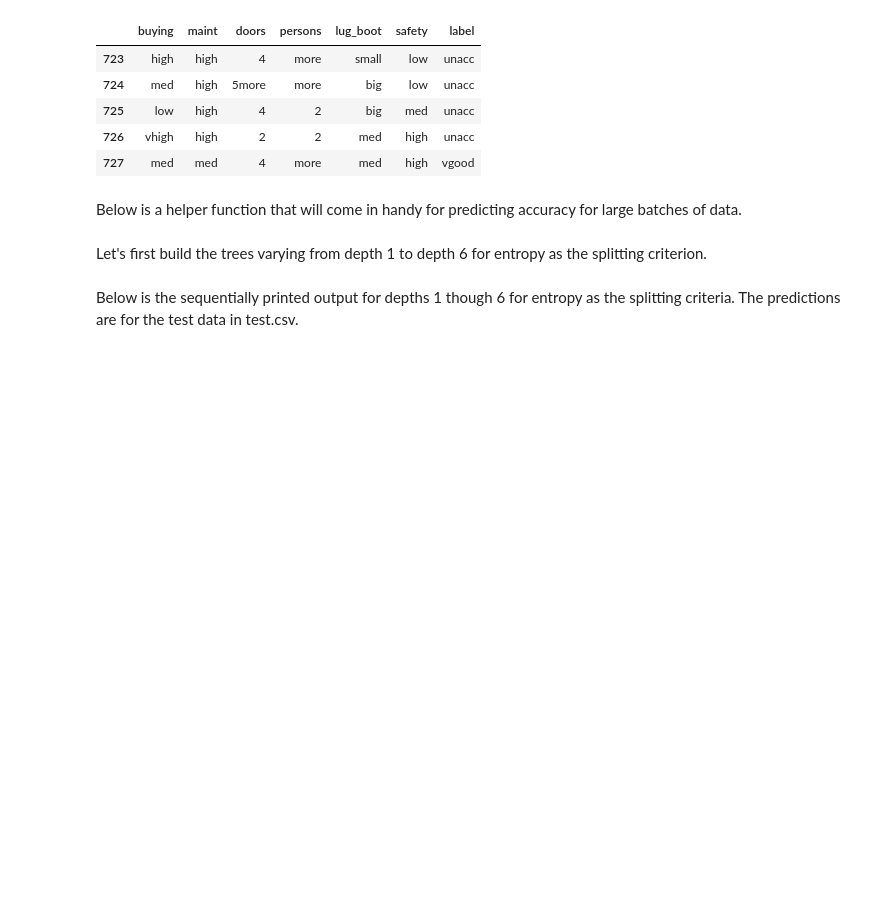
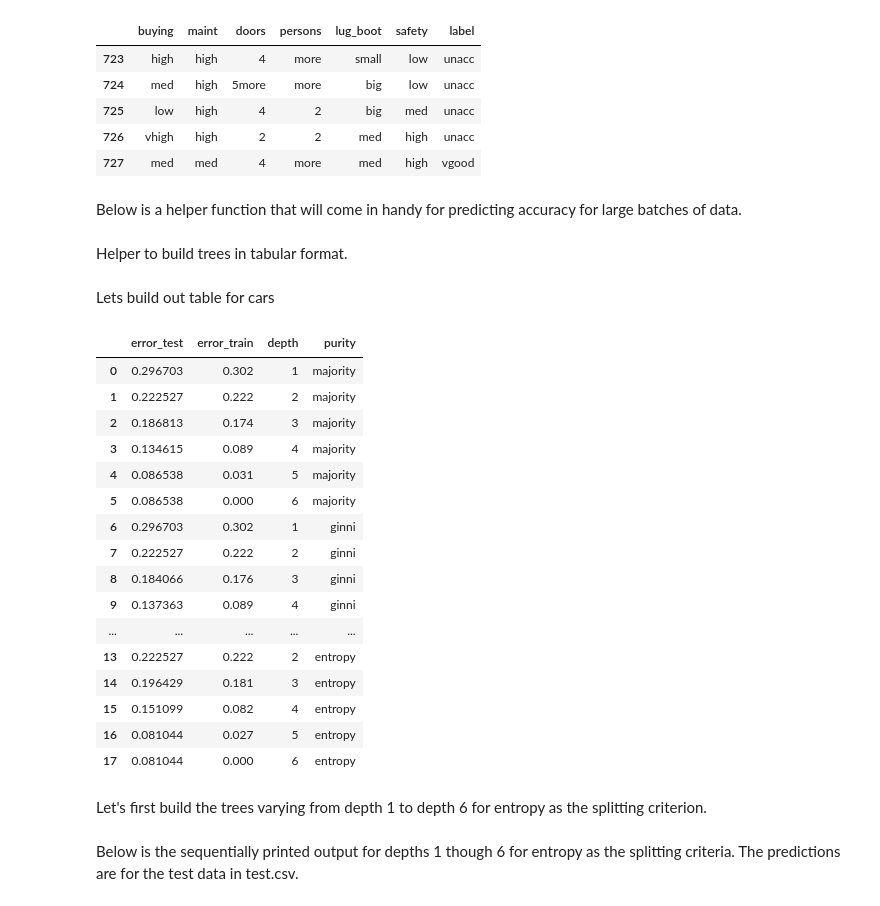
Before and after one commit to TheDivster/DS4350, a Jupyter notebook: DecisionTreePackage/Homework 1.ipynb, the cells around one changed output. Drawn from its saved outputs; the diff is of its cells as text; code cells hidden in the pictures; blank space fills up the shorter version.

```diff
--- a/DecisionTreePackage/Homework 1.ipynb
+++ b/DecisionTreePackage/Homework 1.ipynb
@@ -38,6 +38,56 @@ def predict_dataframe(model: DecisionTree, test_data: pd.DataFrame, label: str)
         if model.predict(test_data, j) == test_data[label].iloc[j]:
             accuracy_count += 1
     return accuracy_count / test_data.shape[0]
+# %% [markdown]
+Helper to build trees in tabular format.
+# %%
+def build_trees(depth: int, train: pd.DataFrame, test: pd.DataFrame, label: str) -> pd.DataFrame:
+    output_df: pd.DataFrame = pd.DataFrame(columns=["error_test", "error_train", "depth", "purity"])
+    for i in range (depth, 0, - 1):
+        tree: DecisionTree = DecisionTree(train)
+        tree.build(attributes=set(train.columns) - {label}, label="label", splitting_criteria=tree.entropy, set_depth=i)
+        output_df.loc[-1] = [1 - predict_dataframe(tree, test, label), 1 - predict_dataframe(tree, train, label), i,
+                            "entropy"]
+        output_df.index = output_df.index + 1  # shifting index
+        output_df = output_df.sort_index()
+
+    for i in range (depth, 0, - 1):
+        tree: DecisionTree = DecisionTree(car_train)
+        tree.build(attributes=set(car_train.columns) - {"label"}, label="label", splitting_criteria=tree.ginni_index, set_depth=i)
+        output_df.loc[-1] = [1 - predict_dataframe(tree, test, label), 1 - predict_dataframe(tree, train, label), i,
+                            "ginni"]
+        output_df.index = output_df.index + 1  # shifting index
+        output_df = output_df.sort_index()
+    for i in range (depth, 0, - 1):
+        tree: DecisionTree = DecisionTree(car_train)
+        tree.build(attributes=set(car_train.columns) - {"label"}, label="label", splitting_criteria=tree.majority_error, set_depth=i)
+        output_df.loc[-1] = [1 - predict_dataframe(tree, test, label), 1 - predict_dataframe(tree, train, label), i,
+                            "majority"]
+        output_df.index = output_df.index + 1  # shifting index
+        output_df = output_df.sort_index()
+    return output_df
+# %% [markdown]
+Lets build out table for cars
+# %%
+build_trees(6, car_train, car_test, "label")
+# %% [output]
+|  | error_test | error_train | depth | purity |
+| 0 | 0.296703 | 0.302 | 1 | majority |
+| 1 | 0.222527 | 0.222 | 2 | majority |
+| 2 | 0.186813 | 0.174 | 3 | majority |
+| 3 | 0.134615 | 0.089 | 4 | majority |
+| 4 | 0.086538 | 0.031 | 5 | majority |
+| 5 | 0.086538 | 0.000 | 6 | majority |
+| 6 | 0.296703 | 0.302 | 1 | ginni |
+| 7 | 0.222527 | 0.222 | 2 | ginni |
+| 8 | 0.184066 | 0.176 | 3 | ginni |
+| 9 | 0.137363 | 0.089 | 4 | ginni |
+| ... | ... | ... | ... | ... |
+| 13 | 0.222527 | 0.222 | 2 | entropy |
+| 14 | 0.196429 | 0.181 | 3 | entropy |
+| 15 | 0.151099 | 0.082 | 4 | entropy |
+| 16 | 0.081044 | 0.027 | 5 | entropy |
+| 17 | 0.081044 | 0.000 | 6 | entropy |
 # %% [markdown]
 Let's first build the trees varying from depth 1 to depth 6 for entropy as the splitting criterion.
 # %%
```
Also changed, not shown: parts of 30 cells of this notebook, 1 other file.
